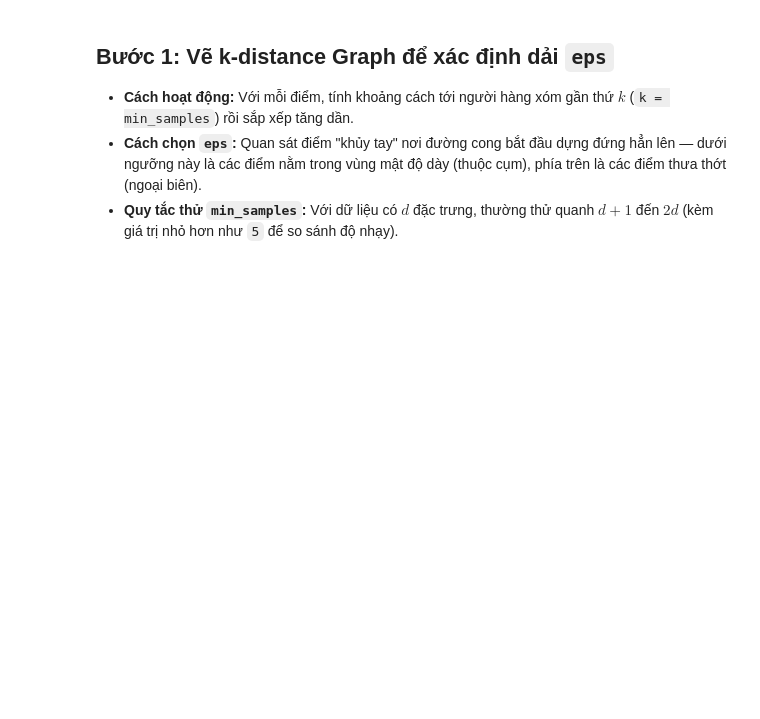
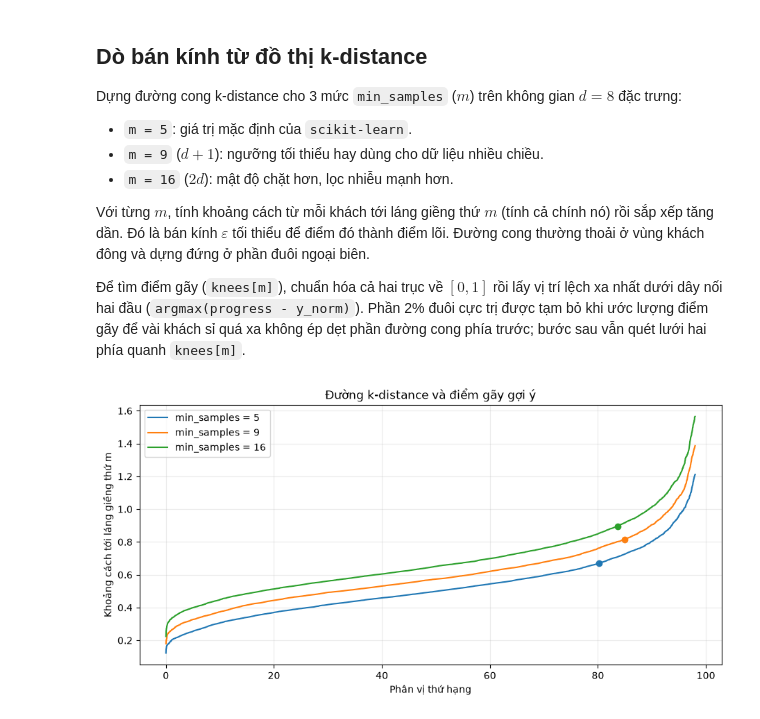
Before and after one commit to Phuctqt123/BTL_DATAMINING, a Jupyter notebook: clustering/dbscan.ipynb, the cells around one changed output. Drawn from its saved outputs; the diff is of its cells as text; code cells hidden in the pictures; blank space fills up the shorter version.

Commit message:
feat(clustering): implement dbscan + hierarchica + kmeans

```diff
--- a/clustering/dbscan.ipynb
+++ b/clustering/dbscan.ipynb
@@ -47,28 +47,41 @@ print(f"Kích thước dữ liệu đưa vào mô hình: {X_df.shape}")
 # %% [markdown]
-## Bước 1: Vẽ k-distance Graph để xác định dải `eps`
-- **Cách hoạt động:** Với mỗi điểm, tính khoảng cách tới người hàng xóm gần thứ $k$ (`k = min_samples`) rồi sắp xếp tăng dần.
-- **Cách chọn `eps`:** Quan sát điểm "khủy tay" nơi đường cong bắt đầu dựng đứng hẳn lên — dưới ngưỡng này là các điểm nằm trong vùng mật độ dày (thuộc cụm), phía trên là các điểm thưa thớt (ngoại biên).
-- **Quy tắc thử `min_samples`:** Với dữ liệu có $d$ đặc trưng, thường thử quanh $d + 1$ đến $2d$ (kèm giá trị nhỏ hơn như `5` để so sánh độ nhạy).
+## Dò bán kính từ đồ thị k-distance
+
+Dựng đường cong k-distance cho 3 mức `min_samples` ($m$) trên không gian $d = 8$ đặc trưng:
+- `m = 5`: giá trị mặc định của `scikit-learn`.
+- `m = 9` ($d + 1$): ngưỡng tối thiểu hay dùng cho dữ liệu nhiều chiều.
+- `m = 16` ($2d$): mật độ chặt hơn, lọc nhiễu mạnh hơn.
+
+Với từng $m$, tính khoảng cách từ mỗi khách tới láng giềng thứ $m$ (tính cả chính nó) rồi sắp xếp tăng dần. Đó là bán kính $\varepsilon$ tối thiểu để điểm đó thành điểm lõi. Đường cong thường thoải ở vùng khách đông và dựng đứng ở phần đuôi ngoại biên.
+
+Để tìm điểm gãy (`knees[m]`), chuẩn hóa cả hai trục về $[0, 1]$ rồi lấy vị trí lệch xa nhất dưới dây nối hai đầu (`argmax(progress - y_norm)`). Phần 2% đuôi cực trị được tạm bỏ khi ước lượng điểm gãy để vài khách sỉ quá xa không ép dẹt phần đường cong phía trước; bước sau vẫn quét lưới hai phía quanh `knees[m]`.
 # %%
-n_features = X_df.shape[1]
-MIN_SAMPLES_GRID = sorted({5, n_features + 1, 2 * n_features})
+MIN_SAMPLES = [m for m in (5, X.shape[1] + 1, 2 * X.shape[1]) if m <= len(X)]
+if not MIN_SAMPLES:
+    raise ValueError("Cần ít nhất năm khách để thử cấu hình DBSCAN.")
 
-plt.figure(figsize=(10, 5))
-k_distances_map = {}
+knees = {}
+fig, ax = plt.subplots(figsize=(9, 4.5), constrained_layout=True)
+for m in MIN_SAMPLES:
+    neighbors = NearestNeighbors(n_neighbors=m).fit(X)
+    distances, _ = neighbors.kneighbors(X)
+    ordered = np.sort(distances[:, -1])
+    curve = ordered[:int(np.ceil(0.98 * len(ordered)))]
+    rank = np.linspace(0, (len(curve) - 1) / (len(ordered) - 1), len(curve))
+    progress = np.linspace(0, 1, len(curve))
+    span = max(curve[-1] - curve[0], np.finfo(float).eps)
+    knee_index = int(np.argmax(progress - (curve - curve[0]) / span))
 
-for k in MIN_SAMPLES_GRID:
-    nn = NearestNeighbors(n_neighbors=k).fit(X_df)
-    distances, _ = nn.kneighbors(X_df)
-    # Cột cuối cùng [:, -1] là khoảng cách tới hàng xóm thứ k
-    k_dists = np.sort(distances[:, -1])
-    k_distances_map[k] = k_dists
-    plt.plot(k_dists, label=f"k = min_samples = {k}")
-
-plt.title("k-distance Graph (Tìm điểm gãy chọn eps)")
-plt.xlabel("Điểm dữ liệu (đã sắp xếp tăng dần theo khoảng cách)")
-plt.ylabel("Khoảng cách tới hàng xóm thứ k")
-plt.legend()
-plt.grid(True, linestyle="--", alpha=0.5)
-plt.tight_layout()
+    positive = ordered[ordered > 0]
+    smallest_positive = positive[0] if positive.size else np.finfo(float).eps
+    knees[m] = float(max(curve[knee_index], smallest_positive))
+    line, = ax.plot(100 * rank, curve, label=f"min_samples = {m}")
+    ax.scatter(100 * rank[knee_index], knees[m], color=line.get_color())
+ax.set(xlabel="Phân vị thứ hạng", ylabel="Khoảng cách tới láng giềng thứ m",
+       title="Đường k-distance và điểm gãy gợi ý")
+ax.grid(alpha=0.25)
+ax.legend()
 plt.show()
+# %% [output]
+[figure, added]
 # %% [markdown]
```
Also changed, not shown: parts of 8 cells of this notebook, 8 other files.
